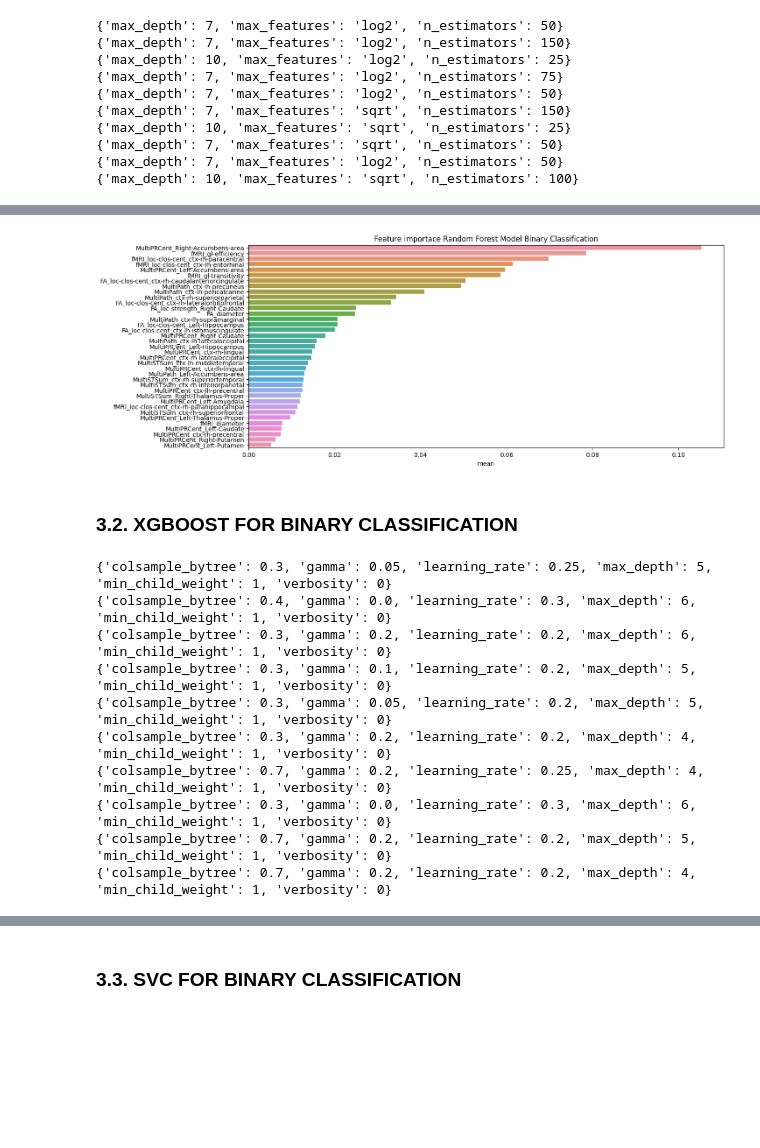
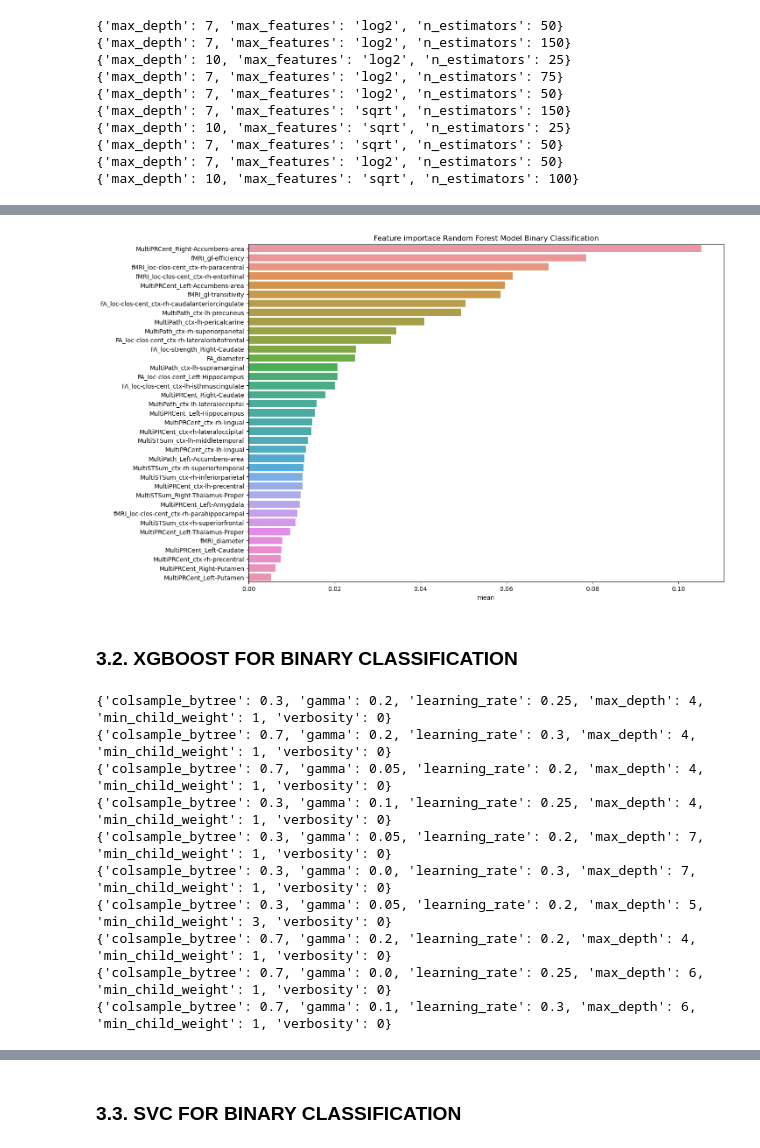
Before and after one commit to JoanGinard/Multilayer_MS, a Jupyter notebook: Feature_importance.ipynb, the cells around one changed output, grey strips where cells are left out. Cells and saved outputs as stored; diff of their text form; code cells hidden in the pictures; blank space fills up the shorter version.

Commit message:
minor changes
Added images to save and last execution performed

```diff
--- a/Feature_importance.ipynb
+++ b/Feature_importance.ipynb
@@ -40,7 +40,7 @@ We load our csv into a dataframe using pandas.
 # %%
 ## Define paths
 
-dataDir = "/data/"
+dataDir = "data/"
 singleLayerFile = "single_layer.csv"
 multiLayerFile = "multi_layer.csv"
 
@@ -412,13 +414,13 @@ df_imp
 | MultiPRCent_Right-Putamen | 0.006952 | 0.005959 | 0.005857 | 0.007735 | 0.011076 | 0.003977 | 0.003707 | 0.004808 | 0.006717 | 0.006192 | 0.006298 | ... |
 | MultiPRCent_Left-Putamen | 0.007061 | 0.005577 | 0.007501 | 0.003897 | 0.005249 | 0.006813 | 0.002816 | 0.007913 | 0.002668 | 0.003287 | 0.005278 | ... |
 # %%
-plt.figure(figsize=(14, 6))
+plt.figure(figsize=(14, 10))
 sns.barplot(x = df_imp['mean'], y = df_imp.index)
 plt.title('Feature importace Random Forest Model Binary Classification')
-plt.savefig("/images/feat_imp_binary_RF.png", bbox_inches='tight')
+plt.savefig("images/feat_imp_binary_RF.png", bbox_inches='tight')
 plt.show()
 # %% [output]
-[figure, old version]
+[figure, new version]
 # %% [markdown]
 ### 3.2. XGBOOST FOR BINARY CLASSIFICATION
 # %%
@@ -431,33 +433,33 @@ param_grid =[{"learning_rate": [0.20, 0.25, 0.30],
 importance_list = []
 
 for i in range(10):
-  GridSearch_XGB = search_grid(XGBClassifier(random_state = i), param_grid)
-  learning_rate = GridSearch_XGB.best_params_["learning_rate"]
-  max_depth = GridSearch_XGB.best_params_["max_depth"]
-  min_child_weight =GridSearch_XGB.best_params_["min_child_weight"]
-  gamma = GridSearch_XGB.best_params_["gamma"]
-  colsample_bytree = GridSearch_XGB.best_params_["colsample_bytree"]
-  model = XGBClassifier(random_state = i,
+    GridSearch_XGB = search_grid(XGBClassifier(random_state = i), param_grid)
+    learning_rate = GridSearch_XGB.best_params_["learning_rate"]
+    max_depth = GridSearch_XGB.best_params_["max_depth"]
+    min_child_weight =GridSearch_XGB.best_params_["min_child_weight"]
+    gamma = GridSearch_XGB.best_params_["gamma"]
+    colsample_bytree = GridSearch_XGB.best_params_["colsample_bytree"]
+    model = XGBClassifier(random_state = i,
                         learning_rate = learning_rate,
                       max_depth = max_depth,
                      min_child_weight = min_child_weight,
                      gamma = gamma,
                      colsample_bytree = colsample_bytree,
                      verbosity = 0)
-  XGB_confMat, model_name, XGB_pd = create_model(X_train, X_test, y_train, y_test, model = model)
-  importances_xgb = pd.Series(model_name.feature_importances_, index = X.columns)
-  importance_list.append(importances_xgb)
+    XGB_confMat, model_name, XGB_pd = create_model(X_train, X_test, y_train, y_test, model = model)
+    importances_xgb = pd.Series(model_name.feature_importances_, index = X.columns)
+    importance_list.append(importances_xgb)
 # %% [output]
-{'colsample_bytree': 0.3, 'gamma': 0.05, 'learning_rate': 0.25, 'max_depth': 5, 'min_child_weight': 1, 'verbosity': 0}
-{'colsample_bytree': 0.4, 'gamma': 0.0, 'learning_rate': 0.3, 'max_depth': 6, 'min_child_weight': 1, 'verbosity': 0}
-{'colsample_bytree': 0.3, 'gamma': 0.2, 'learning_rate': 0.2, 'max_depth': 6, 'min_child_weight': 1, 'verbosity': 0}
-{'colsample_bytree': 0.3, 'gamma': 0.1, 'learning_rate': 0.2, 'max_depth': 5, 'min_child_weight': 1, 'verbosity': 0}
-{'colsample_bytree': 0.3, 'gamma': 0.05, 'learning_rate': 0.2, 'max_depth': 5, 'min_child_weight': 1, 'verbosity': 0}
-{'colsample_bytree': 0.3, 'gamma': 0.2, 'learning_rate': 0.2, 'max_depth': 4, 'min_child_weight': 1, 'verbosity': 0}
-{'colsample_bytree': 0.7, 'gamma': 0.2, 'learning_rate': 0.25, 'max_depth': 4, 'min_child_weight': 1, 'verbosity': 0}
-{'colsample_bytree': 0.3, 'gamma': 0.0, 'learning_rate': 0.3, 'max_depth': 6, 'min_child_weight': 1, 'verbosity': 0}
-{'colsample_bytree': 0.7, 'gamma': 0.2, 'learning_rate': 0.2, 'max_depth': 5, 'min_child_weight': 1, 'verbosity': 0}
+{'colsample_bytree': 0.3, 'gamma': 0.2, 'learning_rate': 0.25, 'max_depth': 4, 'min_child_weight': 1, 'verbosity': 0}
+{'colsample_bytree': 0.7, 'gamma': 0.2, 'learning_rate': 0.3, 'max_depth': 4, 'min_child_weight': 1, 'verbosity': 0}
+{'colsample_bytree': 0.7, 'gamma': 0.05, 'learning_rate': 0.2, 'max_depth': 4, 'min_child_weight': 1, 'verbosity': 0}
+{'colsample_bytree': 0.3, 'gamma': 0.1, 'learning_rate': 0.25, 'max_depth': 4, 'min_child_weight': 1, 'verbosity': 0}
+{'colsample_bytree': 0.3, 'gamma': 0.05, 'learning_rate': 0.2, 'max_depth': 7, 'min_child_weight': 1, 'verbosity': 0}
+{'colsample_bytree': 0.3, 'gamma': 0.0, 'learning_rate': 0.3, 'max_depth': 7, 'min_child_weight': 1, 'verbosity': 0}
+{'colsample_bytree': 0.3, 'gamma': 0.05, 'learning_rate': 0.2, 'max_depth': 5, 'min_child_weight': 3, 'verbosity': 0}
 {'colsample_bytree': 0.7, 'gamma': 0.2, 'learning_rate': 0.2, 'max_depth': 4, 'min_child_weight': 1, 'verbosity': 0}
+{'colsample_bytree': 0.7, 'gamma': 0.0, 'learning_rate': 0.25, 'max_depth': 6, 'min_child_weight': 1, 'verbosity': 0}
+{'colsample_bytree': 0.7, 'gamma': 0.1, 'learning_rate': 0.3, 'max_depth': 6, 'min_child_weight': 1, 'verbosity': 0}
 # %%
 df_imp = pd.concat(importance_list, axis = 1)
 df_imp['mean'] = df_imp.mean(axis = 1)
```
Also changed, not shown: parts of 10 cells of this notebook, 5 other files.
